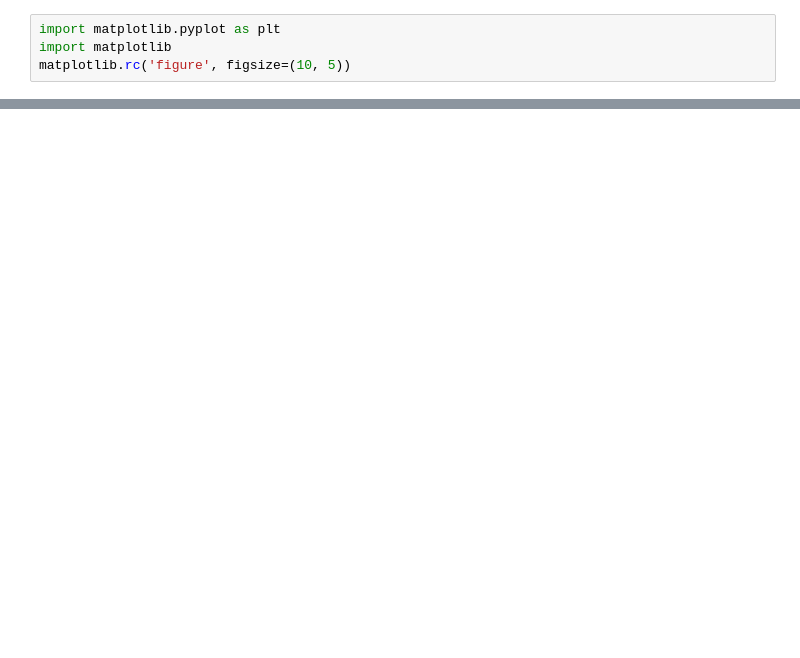
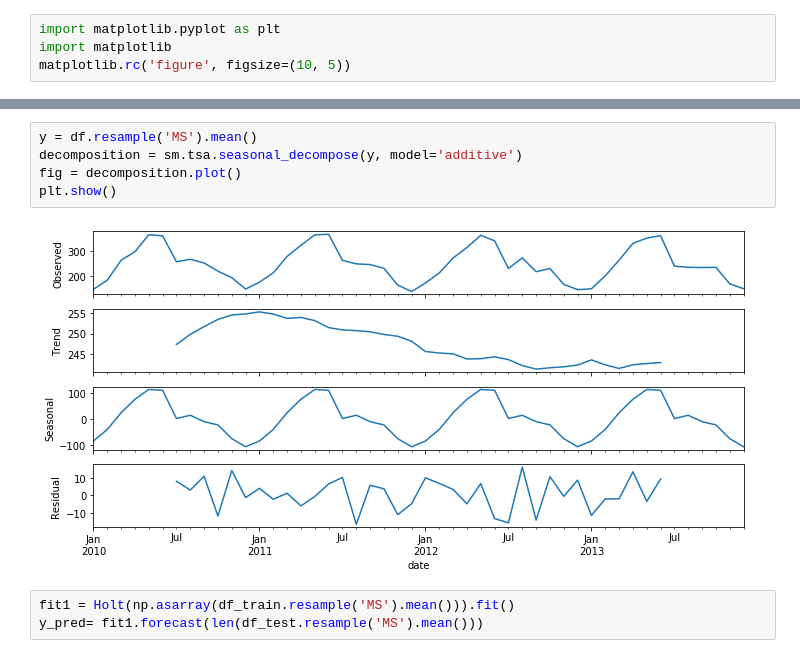
Before and after one commit to s-ankur/ug-project, a Jupyter notebook: simple_ml.ipynb, the cells around one changed output, grey strips where cells are left out. Saved outputs shown, nothing was run; the diff lists cells and outputs as text; blank space fills up the shorter version.

```diff
--- a/simple_ml.ipynb
+++ b/simple_ml.ipynb
@@ -40,0 +55,10 @@ s
+# %%
+y = df.resample('MS').mean()
+decomposition = sm.tsa.seasonal_decompose(y, model='additive')
+fig = decomposition.plot()
+plt.show()
+# %% [output]
+[figure, added]
+# %%
+fit1 = Holt(np.asarray(df_train.resample('MS').mean())).fit()
+y_pred= fit1.forecast(len(df_test.resample('MS').mean()))
```
Also changed, not shown: parts of 20 cells of this notebook, 5 other files.
